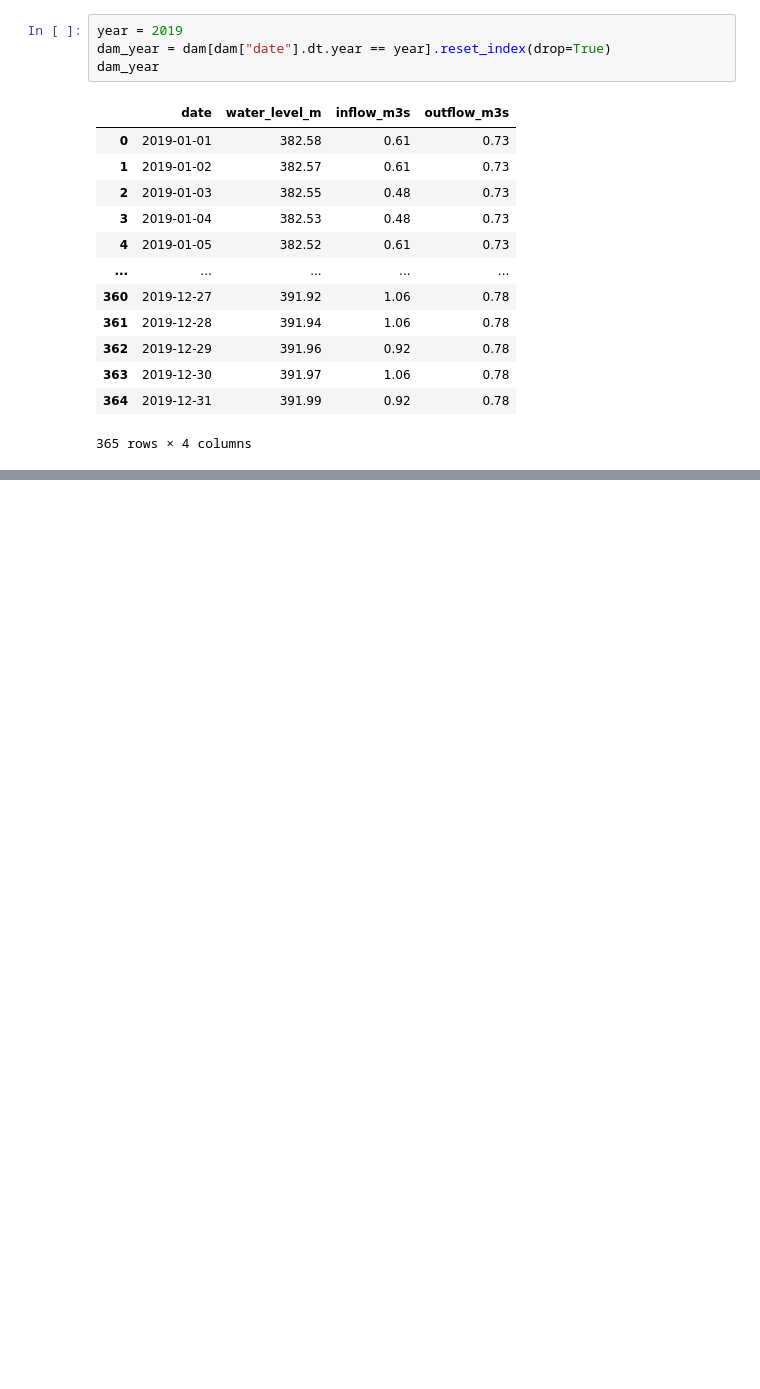
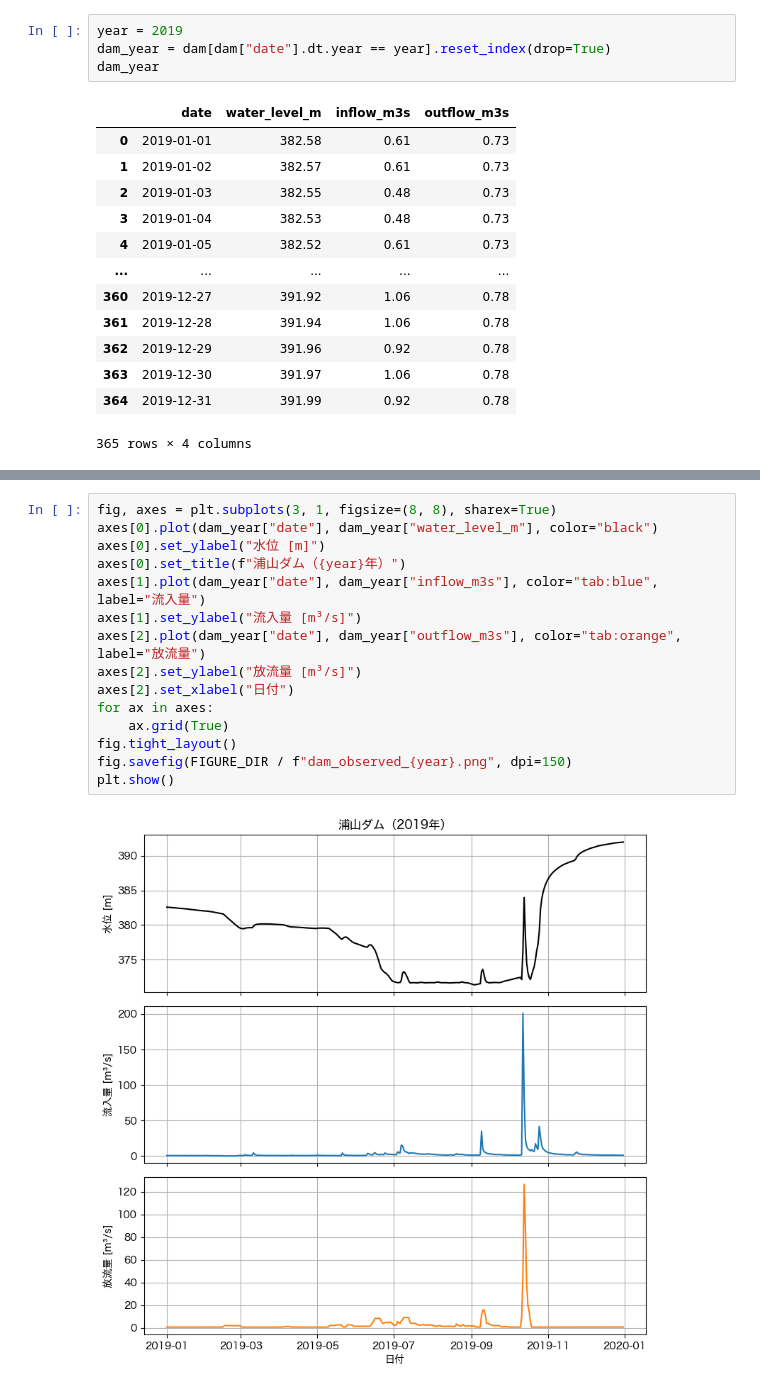
Before and after one commit to k16kgw/Class_Josai_AppliedProgrammingII, a Jupyter notebook: class/06/notebooks/reservoir_balance.ipynb, the cells around one changed output, grey strips where cells are left out. Drawn from its saved outputs; the diff is of its cells as text; blank space fills up the shorter version.

```diff
--- a/class/06/notebooks/reservoir_balance.ipynb
+++ b/class/06/notebooks/reservoir_balance.ipynb
@@ -75,0 +88,17 @@ dam_year
+# %%
+fig, axes = plt.subplots(3, 1, figsize=(8, 8), sharex=True)
+axes[0].plot(dam_year["date"], dam_year["water_level_m"], color="black")
+axes[0].set_ylabel("水位 [m]")
+axes[0].set_title(f"浦山ダム（{year}年）")
+axes[1].plot(dam_year["date"], dam_year["inflow_m3s"], color="tab:blue", label="流入量")
+axes[1].set_ylabel("流入量 [m³/s]")
+axes[2].plot(dam_year["date"], dam_year["outflow_m3s"], color="tab:orange", label="放流量")
+axes[2].set_ylabel("放流量 [m³/s]")
+axes[2].set_xlabel("日付")
+for ax in axes:
+    ax.grid(True)
+fig.tight_layout()
+fig.savefig(FIGURE_DIR / f"dam_observed_{year}.png", dpi=150)
+plt.show()
+# %% [output]
+[figure, added]
```
Also changed, not shown: parts of 27 cells of this notebook, 3 other files.
